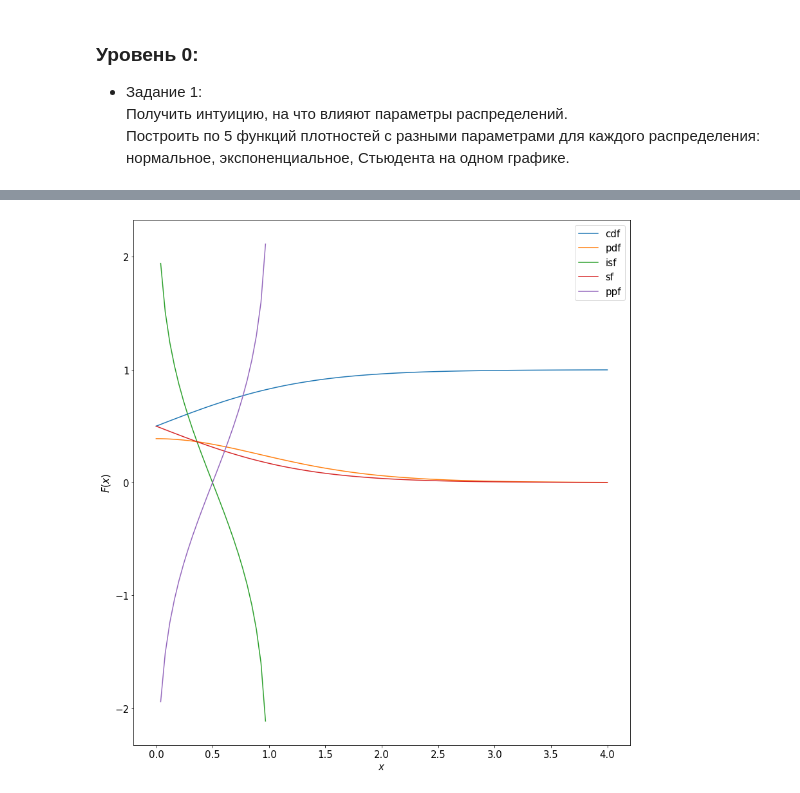
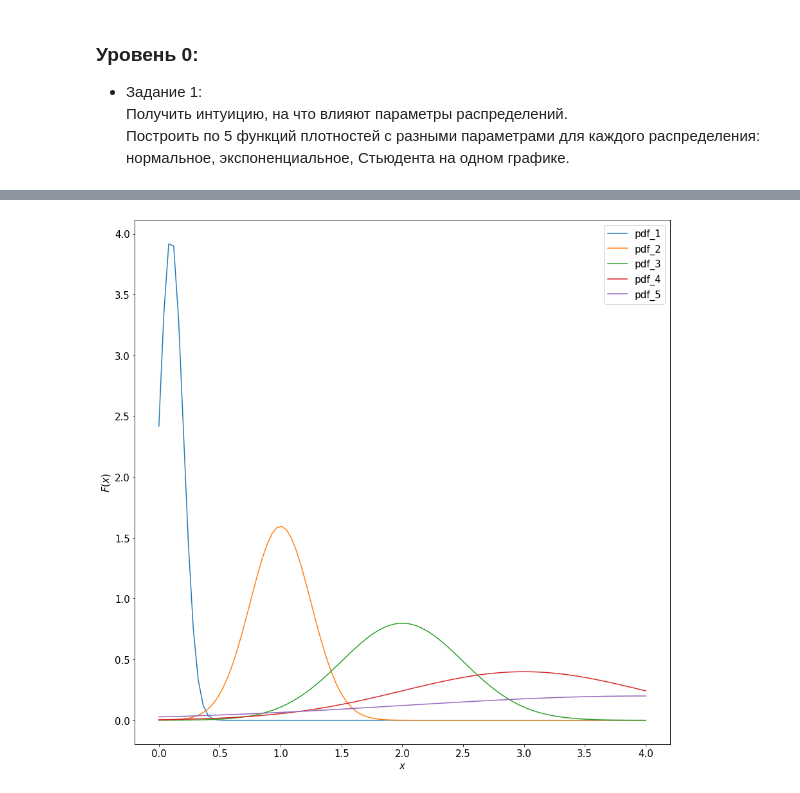
Before and after one commit to Boris111096/linal, a Jupyter notebook: 08_stat/08_stat.ipynb, the cells around one changed output, grey strips where cells are left out. Saved outputs shown, nothing was run; the diff lists cells and outputs as text; code cells hidden in the pictures.

```diff
--- a/08_stat/08_stat.ipynb
+++ b/08_stat/08_stat.ipynb
@@ -15,24 +15,3 @@ plt.rcParams["font.size"] = 15
 Получить интуицию, на что влияют параметры распределений.
 Построить по 5 функций плотностей с разными параметрами для каждого распределения:
 нормальное, экспоненциальное, Стьюдента на одном графике.
-# %%
-mu = 2.0
-sigma = 0.5
-norm_rv = sts.norm(loc=mu, scale=sigma)
-x = np.linspace(0,4,100)
-cdf = norm_rv.cdf(x)
-pdf = norm_rv.pdf(x)
-isf = norm_rv.isf(x)
-sf = norm_rv.sf(x)
-ppf = norm_rv.ppf(x)
-plt.figure(figsize=(15, 15))
-CDF, = plt.plot(x, cdf, label = 'cdf')
-PDF, = plt.plot(x, pdf, label = 'pdf')
-ISF, = plt.plot(x, isf, label = 'isf')
-SF, = plt.plot(x, sf, label = 'sf')
-PPF, = plt.plot(x, ppf, label = 'ppf')
-plt.ylabel('$F(x)$')
-plt.xlabel('$x$')
-plt.legend(handles=[CDF,PDF,ISF,SF,PPF], loc='upper right')
-plt.axis('scaled')
-plt.show()
@@ -63,23 +18,14 @@ plt.show()
-# %%
-n = 10
-t_rv = sts.t(n)
-t_rv.rvs(10)
-x = np.linspace(0,4,100)
-cdf = t_rv.cdf(x)
-pdf = t_rv.pdf(x)
-isf = t_rv.isf(x)
-sf = t_rv.sf(x)
-ppf = t_rv.ppf(x)
-plt.figure(figsize=(15, 15))
-CDF, = plt.plot(x, cdf, label = 'cdf')
-PDF, = plt.plot(x, pdf, label = 'pdf')
-ISF, = plt.plot(x, isf, label = 'isf')
-SF, = plt.plot(x, sf, label = 'sf')
-PPF, = plt.plot(x, ppf, label = 'ppf')
-plt.ylabel('$F(x)$')
-plt.xlabel('$x$')
-plt.legend(handles=[CDF,PDF,ISF,SF,PPF], loc='upper right')
-plt.axis('scaled')
-plt.show()
-# %% [output]
-[figure, removed]
+# %%
+x = np.linspace(0,4,100)
+plt.figure(figsize=(15, 15))
+for mu, sigma, leg in [[0.1,0.1,'pdf_1'],[1,0.25,'pdf_2'],[2,0.5,'pdf_3'],[3,1,'pdf_4'],[4,2,'pdf_5']]:
+    norm_rv = sts.norm(loc=mu, scale=sigma)
+    pdf = norm_rv.pdf(x)
+    plt.plot(x,pdf,label=leg)
+plt.ylabel('$F(x)$')
+plt.xlabel('$x$')
+plt.legend(loc='upper right')
+plt.axis('scaled')
+plt.show()
+# %% [output]
+[figure, added]
```
Also changed, not shown: parts of 4 cells of this notebook.
